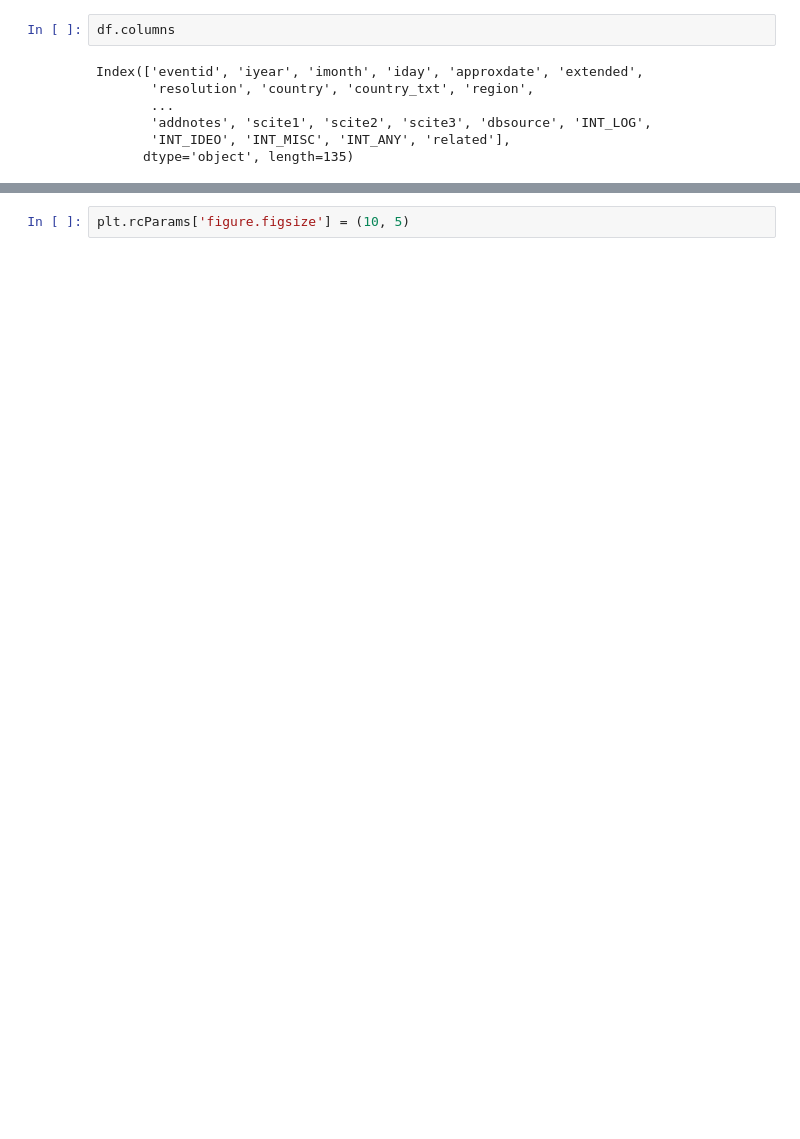
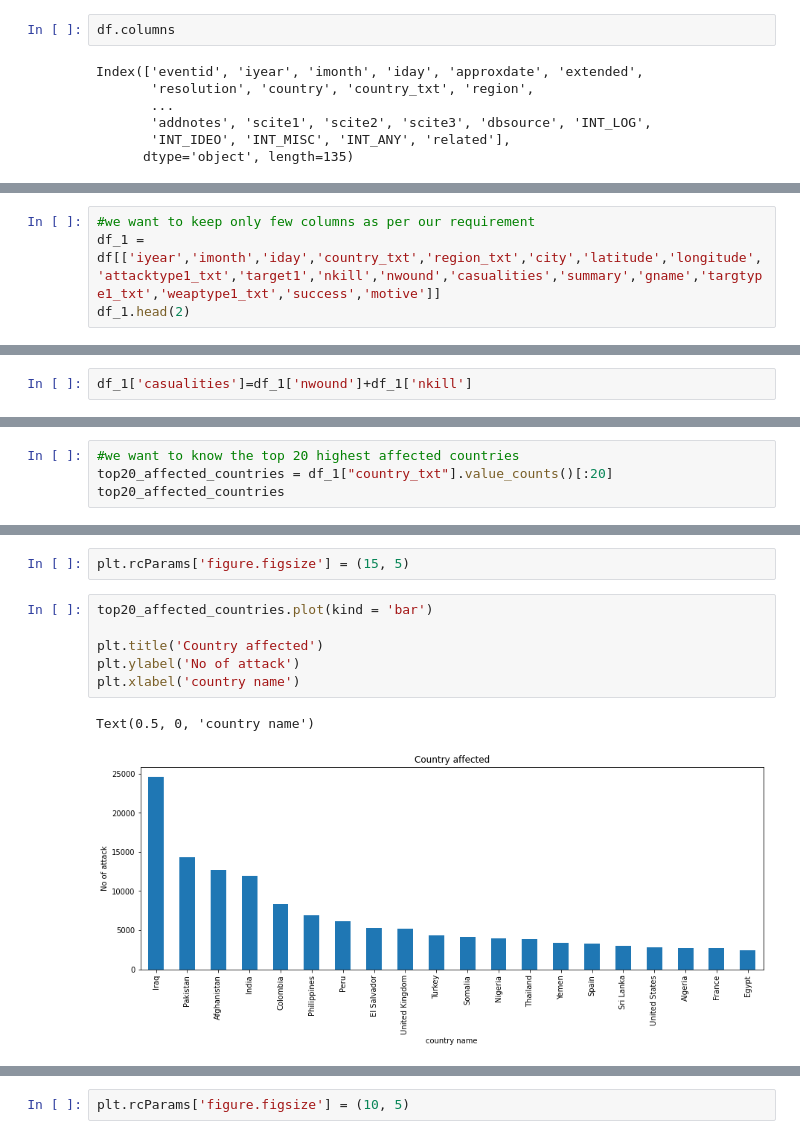
Before and after one commit to jogapritam/Global-Terrorism-Analysis, a Jupyter notebook: Global_Terrorism_Analysis_Capstone_Project.ipynb, the cells around one changed output, grey strips where cells are left out. Drawn from its saved outputs; the diff is of its cells as text; blank space fills up the shorter version.

```diff
--- a/Global_Terrorism_Analysis_Capstone_Project.ipynb
+++ b/Global_Terrorism_Analysis_Capstone_Project.ipynb
@@ -136,0 +115,4 @@ df.groupby("country_txt")['eventid'].count().reset_index().rename(columns = {'ev
+# %%
+#we want to keep only few columns as per our requirement
+df_1 = df[['iyear','imonth','iday','country_txt','region_txt','city','latitude','longitude','attacktype1_txt','target1','nkill','nwound','casualities','summary','gname','targtype1_txt','weaptype1_txt','success','motive']]
+df_1.head(2)
@@ -136,0 +175,2 @@ df.groupby("country_txt")['eventid'].count().reset_index().rename(columns = {'ev
+# %%
+df_1['casualities']=df_1['nwound']+df_1['nkill']
@@ -136,0 +183,4 @@ df.groupby("country_txt")['eventid'].count().reset_index().rename(columns = {'ev
+# %%
+#we want to know the top 20 highest affected countries
+top20_affected_countries = df_1["country_txt"].value_counts()[:20]
+top20_affected_countries
@@ -136,0 +205,11 @@ df.groupby("country_txt")['eventid'].count().reset_index().rename(columns = {'ev
+# %%
+plt.rcParams['figure.figsize'] = (15, 5)
+# %%
+top20_affected_countries.plot(kind = 'bar')
+
+plt.title('Country affected')
+plt.ylabel('No of attack')
+plt.xlabel('country name')
+# %% [output]
+Text(0.5, 0, 'country name')
+[figure, added]
```
Also changed, not shown: parts of 33 cells of this notebook.
